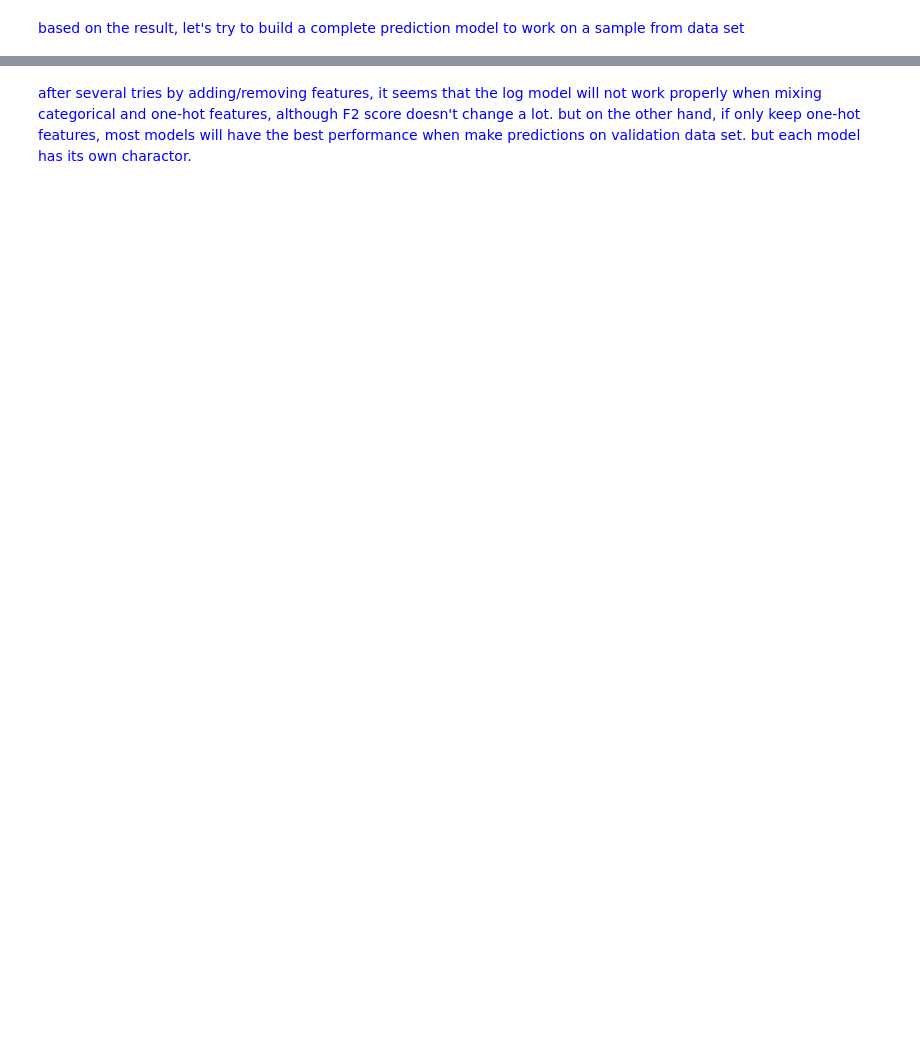
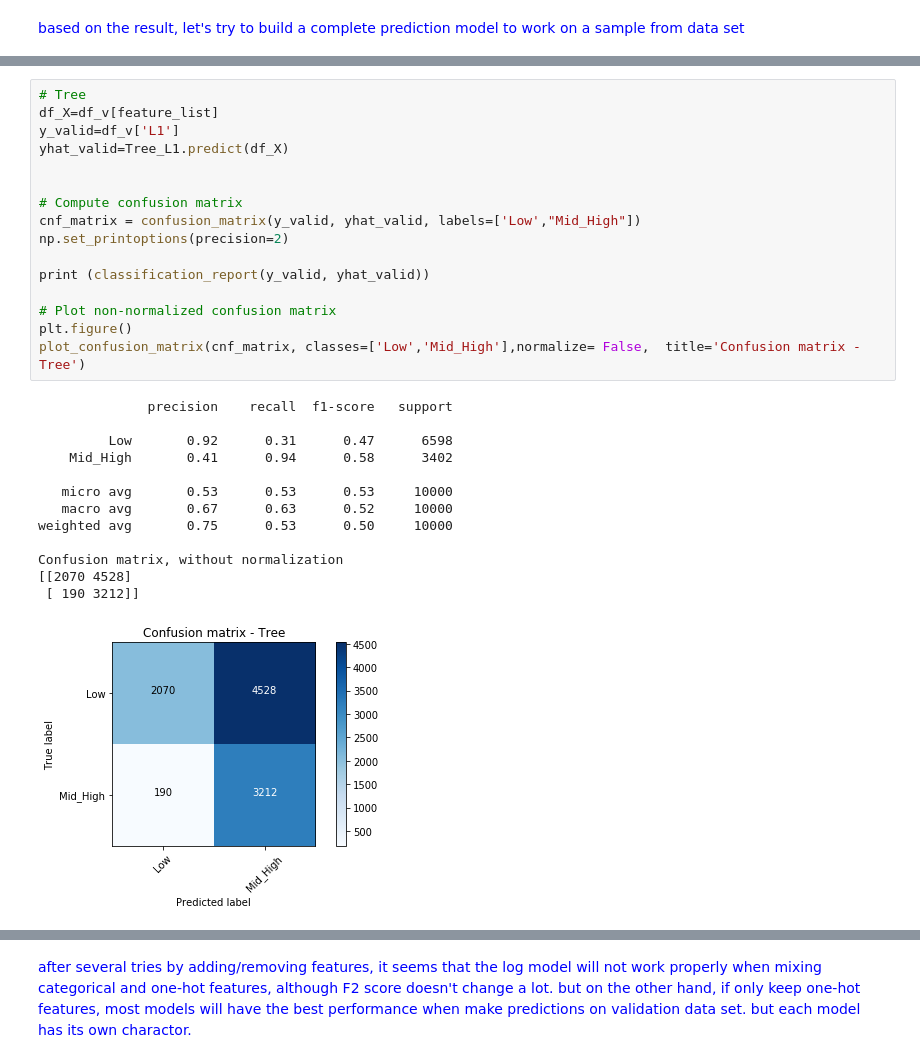
Before and after one commit to brucehsi/Coursera_Capstone, a Jupyter notebook: capstone assignment.ipynb, the cells around one changed output, grey strips where cells are left out. Saved outputs shown, nothing was run; the diff lists cells and outputs as text; blank space fills up the shorter version.

```diff
--- a/capstone assignment.ipynb
+++ b/capstone assignment.ipynb
@@ -801,0 +826,30 @@ Name: L1, dtype: int64
+# %%
+# Tree
+df_X=df_v[feature_list]
+y_valid=df_v['L1']
+yhat_valid=Tree_L1.predict(df_X)
+
+
+# Compute confusion matrix
+cnf_matrix = confusion_matrix(y_valid, yhat_valid, labels=['Low',"Mid_High"])
+np.set_printoptions(precision=2)
+
+print (classification_report(y_valid, yhat_valid))
+
+# Plot non-normalized confusion matrix
+plt.figure()
+plot_confusion_matrix(cnf_matrix, classes=['Low','Mid_High'],normalize= False,  title='Confusion matrix - Tree')
+# %% [output]
+              precision    recall  f1-score   support
+
+         Low       0.92      0.31      0.47      6598
+    Mid_High       0.41      0.94      0.58      3402
+
+   micro avg       0.53      0.53      0.53     10000
+   macro avg       0.67      0.63      0.52     10000
+weighted avg       0.75      0.53      0.50     10000
+
+Confusion matrix, without normalization
+[[2070 4528]
+ [ 190 3212]]
+[figure, added]
```
Also changed, not shown: parts of 33 cells of this notebook.
